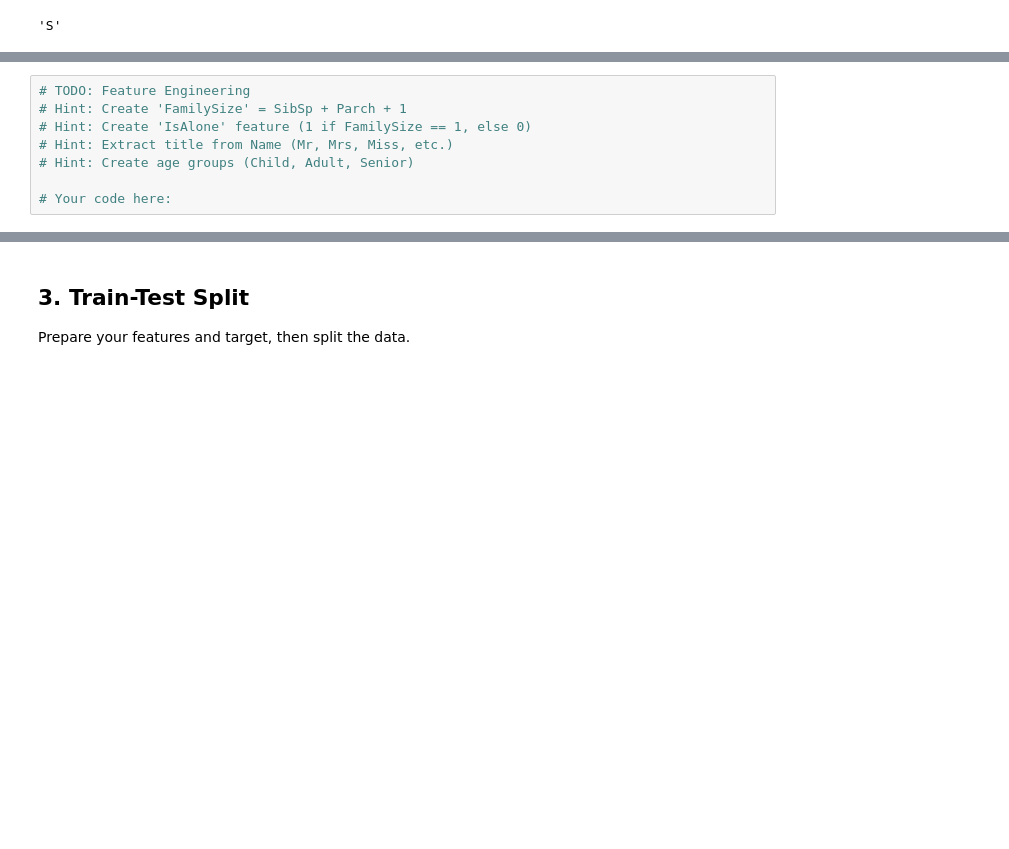
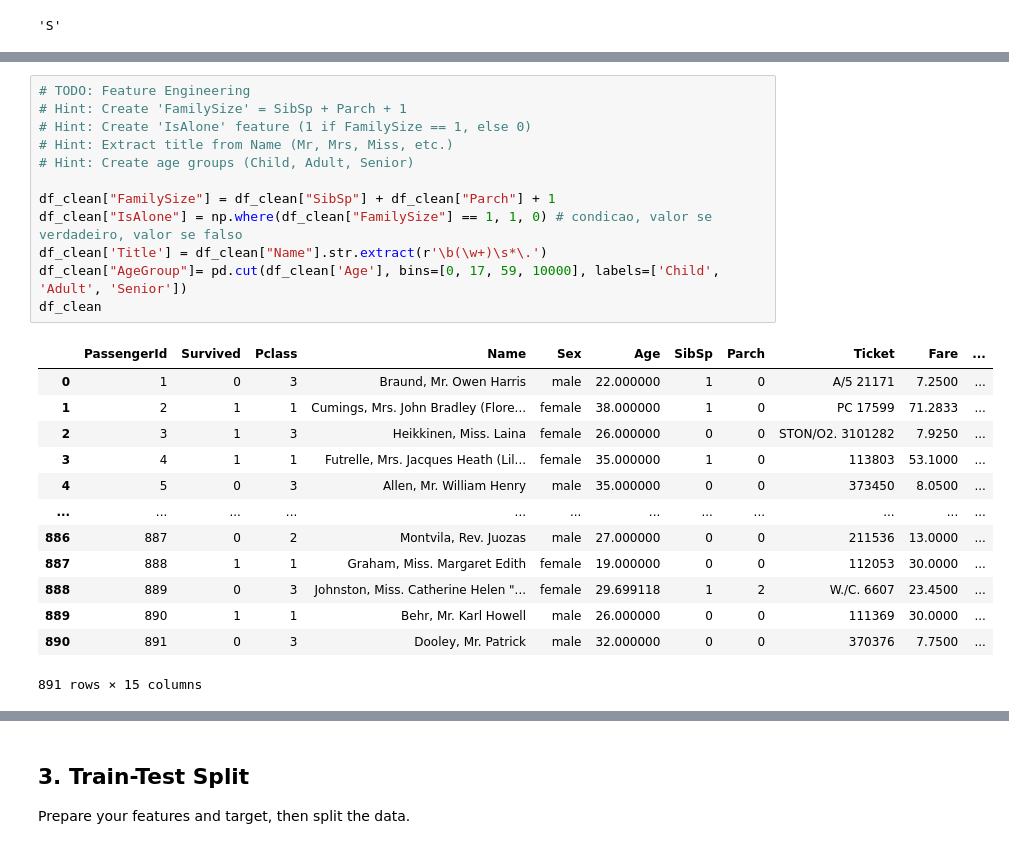
Before and after one commit to Diogc8/Samsung, a Jupyter notebook: Chapter 3 - Supervised Learning/Class 2 - Classification/Titanic_Classification_Exercise.ipynb, the cells around one changed output, grey strips where cells are left out. Drawn from its saved outputs; the diff is of its cells as text; blank space fills up the shorter version.

```diff
--- a/Chapter 3 - Supervised Learning/Class 2 - Classification/Titanic_Classification_Exercise.ipynb
+++ b/Chapter 3 - Supervised Learning/Class 2 - Classification/Titanic_Classification_Exercise.ipynb
@@ -242,11 +285,29 @@ Total missing: 866
 # %%
 # TODO: Feature Engineering
 # Hint: Create 'FamilySize' = SibSp + Parch + 1
 # Hint: Create 'IsAlone' feature (1 if FamilySize == 1, else 0)
 # Hint: Extract title from Name (Mr, Mrs, Miss, etc.)
 # Hint: Create age groups (Child, Adult, Senior)
 
-# Your code here:
+df_clean["FamilySize"] = df_clean["SibSp"] + df_clean["Parch"] + 1
+df_clean["IsAlone"] = np.where(df_clean["FamilySize"] == 1, 1, 0) # condicao, valor se verdadeiro, valor se falso
+df_clean['Title'] = df_clean["Name"].str.extract(r'\b(\w+)\s*\.')
+df_clean["AgeGroup"]= pd.cut(df_clean['Age'], bins=[0, 17, 59, 10000], labels=['Child', 'Adult', 'Senior'])
+df_clean
+# %% [output]
+|  | PassengerId | Survived | Pclass | Name | Sex | Age | SibSp | Parch | Ticket | Fare | ... |
+| 0 | 1 | 0 | 3 | Braund, Mr. Owen Harris | male | 22.000000 | 1 | 0 | A/5 21171 | 7.2500 | ... |
+| 1 | 2 | 1 | 1 | Cumings, Mrs. John Bradley (Flore... | female | 38.000000 | 1 | 0 | PC 17599 | 71.2833 | ... |
+| 2 | 3 | 1 | 3 | Heikkinen, Miss. Laina | female | 26.000000 | 0 | 0 | STON/O2. 3101282 | 7.9250 | ... |
+| 3 | 4 | 1 | 1 | Futrelle, Mrs. Jacques Heath (Lil... | female | 35.000000 | 1 | 0 | 113803 | 53.1000 | ... |
+| 4 | 5 | 0 | 3 | Allen, Mr. William Henry | male | 35.000000 | 0 | 0 | 373450 | 8.0500 | ... |
+| ... | ... | ... | ... | ... | ... | ... | ... | ... | ... | ... | ... |
+| 886 | 887 | 0 | 2 | Montvila, Rev. Juozas | male | 27.000000 | 0 | 0 | 211536 | 13.0000 | ... |
+| 887 | 888 | 1 | 1 | Graham, Miss. Margaret Edith | female | 19.000000 | 0 | 0 | 112053 | 30.0000 | ... |
+| 888 | 889 | 0 | 3 | Johnston, Miss. Catherine Helen "... | female | 29.699118 | 1 | 2 | W./C. 6607 | 23.4500 | ... |
+| 889 | 890 | 1 | 1 | Behr, Mr. Karl Howell | male | 26.000000 | 0 | 0 | 111369 | 30.0000 | ... |
+| 890 | 891 | 0 | 3 | Dooley, Mr. Patrick | male | 32.000000 | 0 | 0 | 370376 | 7.7500 | ... |
+891 rows × 15 columns
 # %%
 # TODO: Encode categorical variables
 # Hint: Use pd.get_dummies() for one-hot encoding
```
Also changed, not shown: parts of 15 cells of this notebook.
